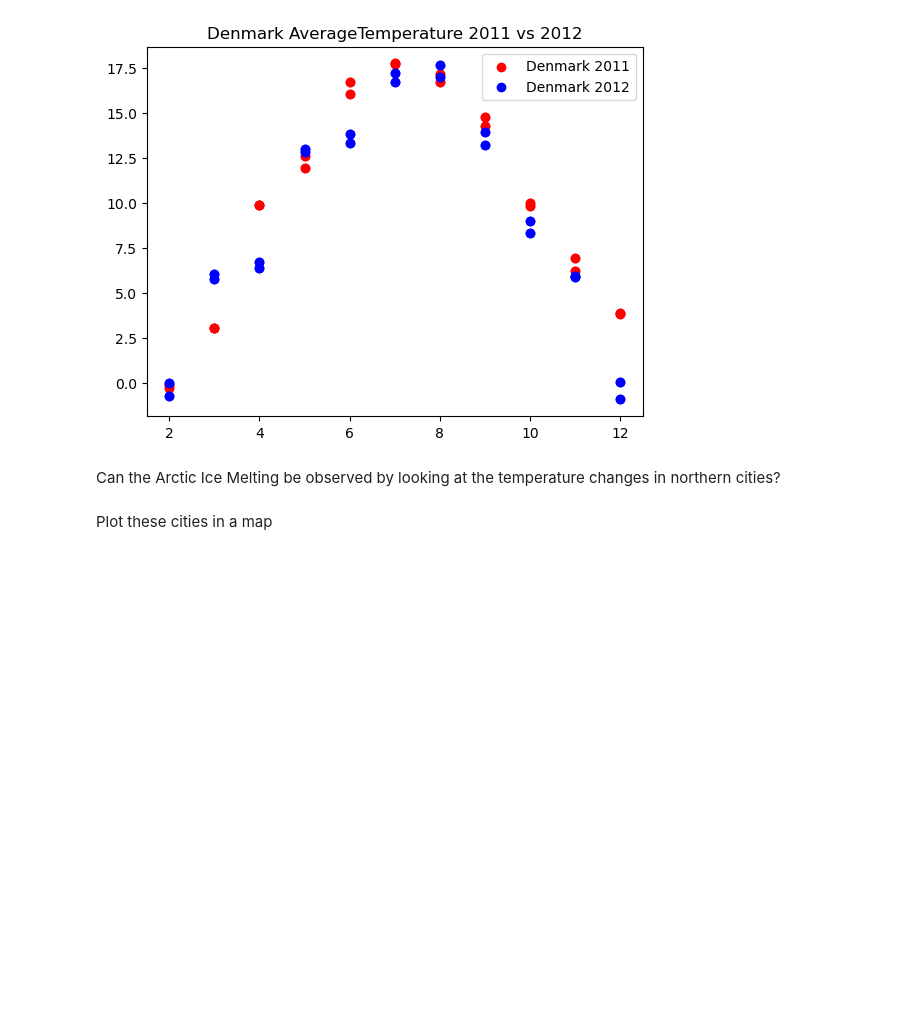
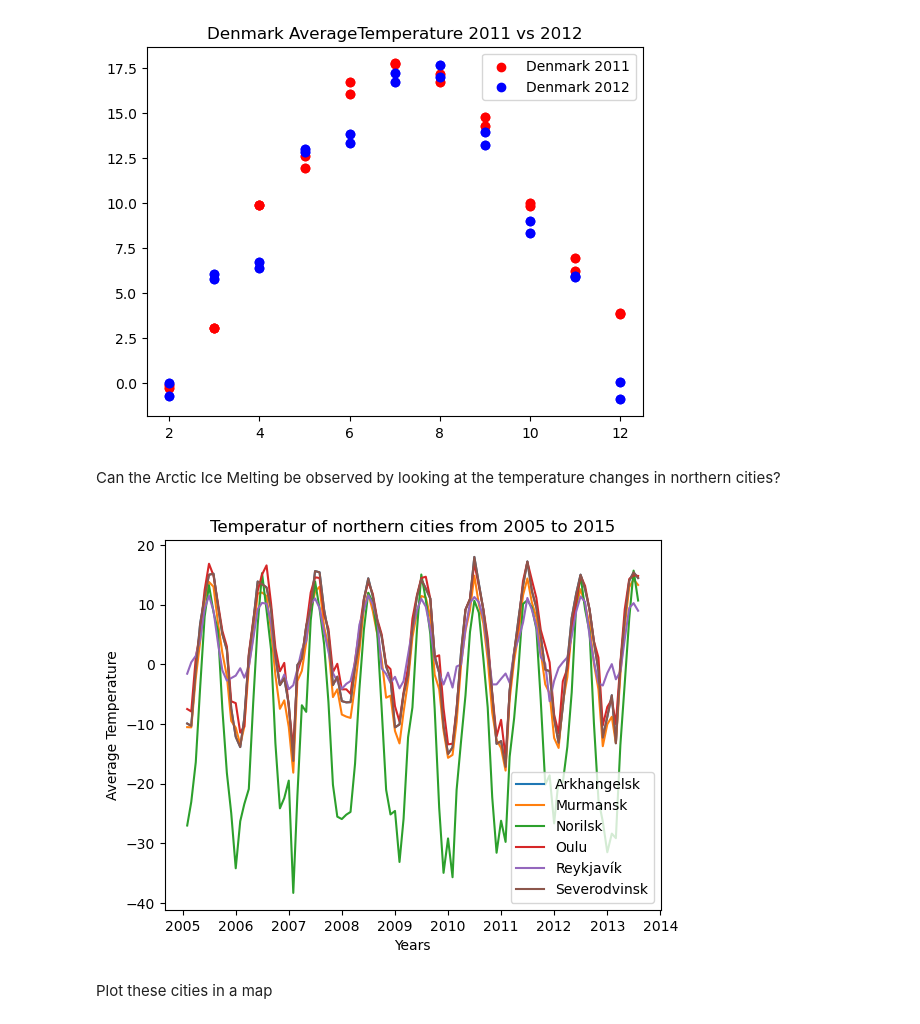
Before and after one commit to TanZng/ot6-cloud, a Jupyter notebook: analytics.ipynb, the cells around one changed output. Drawn from its saved outputs; the diff is of its cells as text; code cells hidden in the pictures; blank space fills up the shorter version.

```diff
--- a/analytics.ipynb
+++ b/analytics.ipynb
@@ -108,6 +111,30 @@ plt.show()
 [figure]
 # %% [markdown]
 Can the Arctic Ice Melting be observed by looking at the temperature changes in northern cities?
+# %%
+# fix latitude for the north cities
+df_per_city['Latitude'] = df_per_city['Latitude'].str.replace("N","")
+# mess south latitud on purpose ups
+df_per_city['Latitude'] = df_per_city['Latitude'].str.replace("S","*-1")
+
+df_per_city['Latitude'] = pd.to_numeric(df_per_city['Latitude'], downcast='float', errors='coerce')
+# %%
+north_df = df_per_city[df_per_city.Latitude > 65][df_per_city["date"] > "2005-1-1"][df_per_city["date"] < "2015-1-1"]
+# print(north_cities_2005)
+
+fig, ax = plt.subplots()
+
+for city in north_df.City.drop_duplicates():
+    tmp_city = north_df[north_df.City==city]
+    ax.plot(tmp_city.date, tmp_city.AverageTemperature, label=city)
+
+ax.set_xlabel("Years")
+ax.set_ylabel("Average Temperature")
+ax.legend(loc='best')
+plt.title('Temperatur of northern cities from 2005 to 2015')
+plt.show()
+# %% [output]
+[figure, added]
 # %% [markdown]
 Plot these cities in a map
 # %% [markdown]
```
Also changed, not shown: parts of 4 cells of this notebook, 4 other files.
